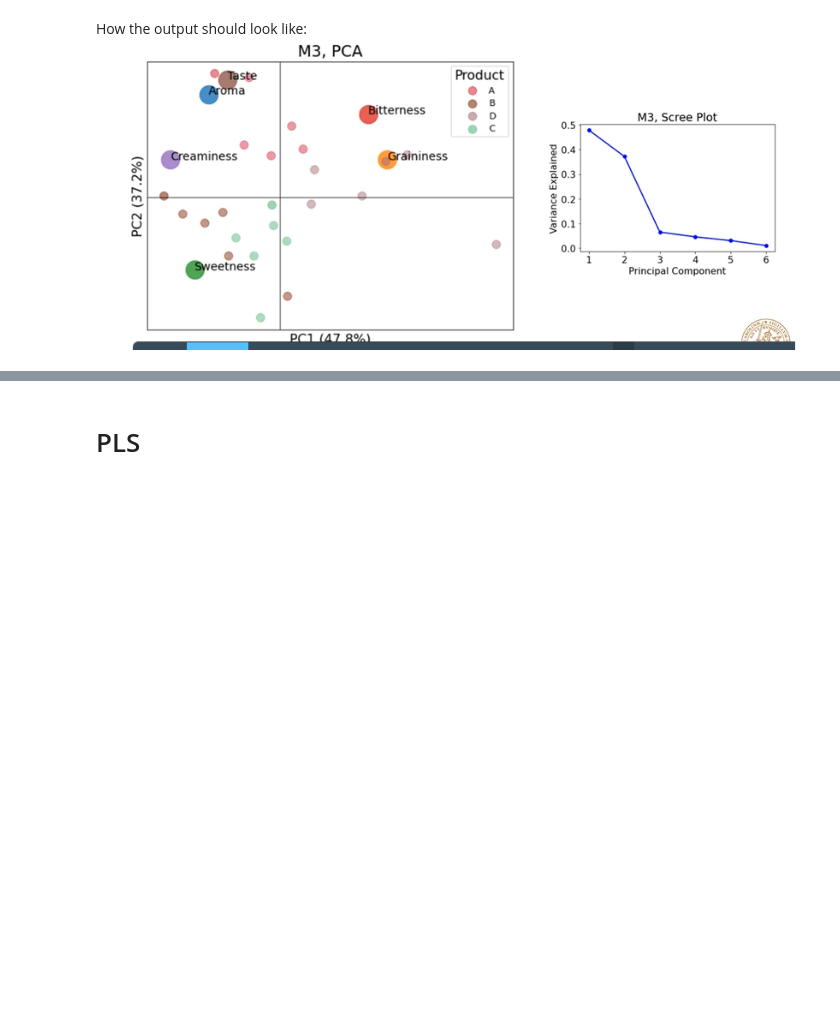
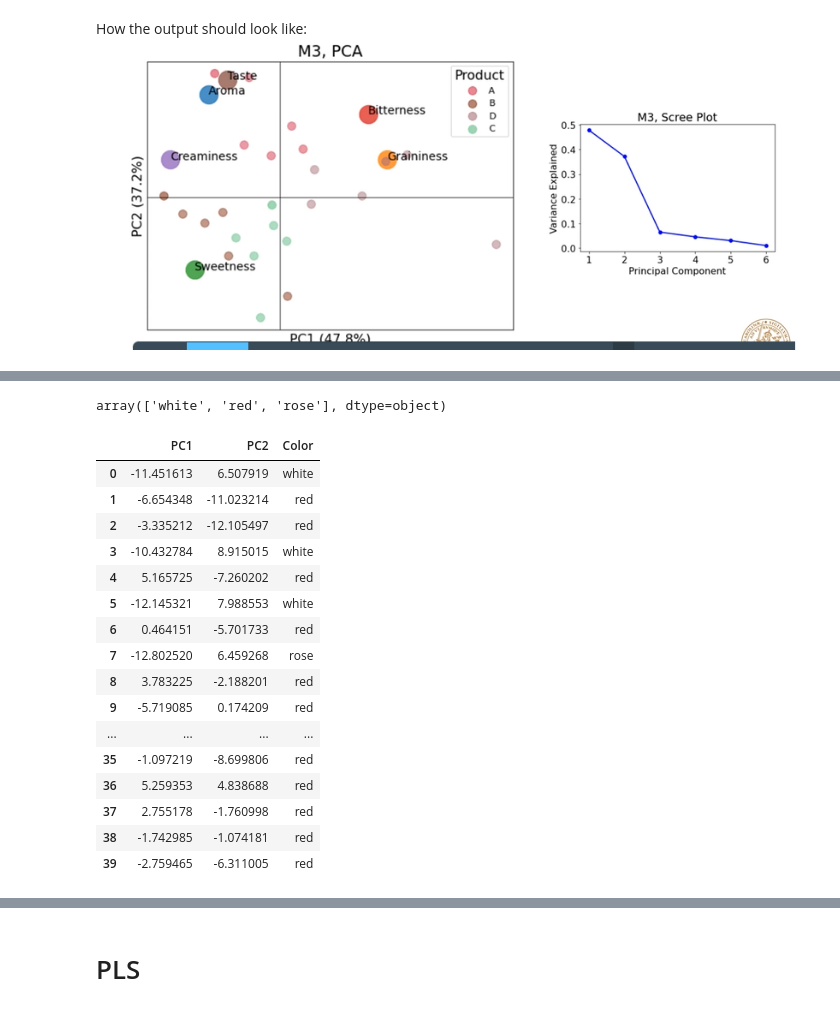
Before and after one commit to Jadelu03/M3, a Jupyter notebook: Task1.ipynb, the cells around one changed output, grey strips where cells are left out. Saved outputs shown, nothing was run; the diff lists cells and outputs as text; code cells hidden in the pictures; blank space fills up the shorter version.

```diff
--- a/Task1.ipynb
+++ b/Task1.ipynb
@@ -170,0 +347,39 @@ How the output should look like: ![image.png](attachment:image.png)
+# %%
+target_name
+# %% [output]
+array(['white', 'red', 'rose'], dtype=object)
+# %%
+Y_label = []
+
+for i in Y:
+  if i == 'white':
+    Y_label.append('white')
+  elif i == 'red':
+    Y_label.append('red')
+  else:
+    Y_label.append('rose')
+
+# Create a df for Color
+Color = pd.DataFrame(Y_label, columns=['Color'])
+
+# concat product to score
+df_scores = pd.concat([scores_df, Color], axis=1)
+df_scores
+# %% [output]
+|  | PC1 | PC2 | Color |
+| 0 | -11.451613 | 6.507919 | white |
+| 1 | -6.654348 | -11.023214 | red |
+| 2 | -3.335212 | -12.105497 | red |
+| 3 | -10.432784 | 8.915015 | white |
+| 4 | 5.165725 | -7.260202 | red |
+| 5 | -12.145321 | 7.988553 | white |
+| 6 | 0.464151 | -5.701733 | red |
+| 7 | -12.802520 | 6.459268 | rose |
+| 8 | 3.783225 | -2.188201 | red |
+| 9 | -5.719085 | 0.174209 | red |
+| ... | ... | ... | ... |
+| 35 | -1.097219 | -8.699806 | red |
+| 36 | 5.259353 | 4.838688 | red |
+| 37 | 2.755178 | -1.760998 | red |
+| 38 | -1.742985 | -1.074181 | red |
+| 39 | -2.759465 | -6.311005 | red |
```
Also changed, not shown: parts of 23 cells of this notebook, 4 other files.
